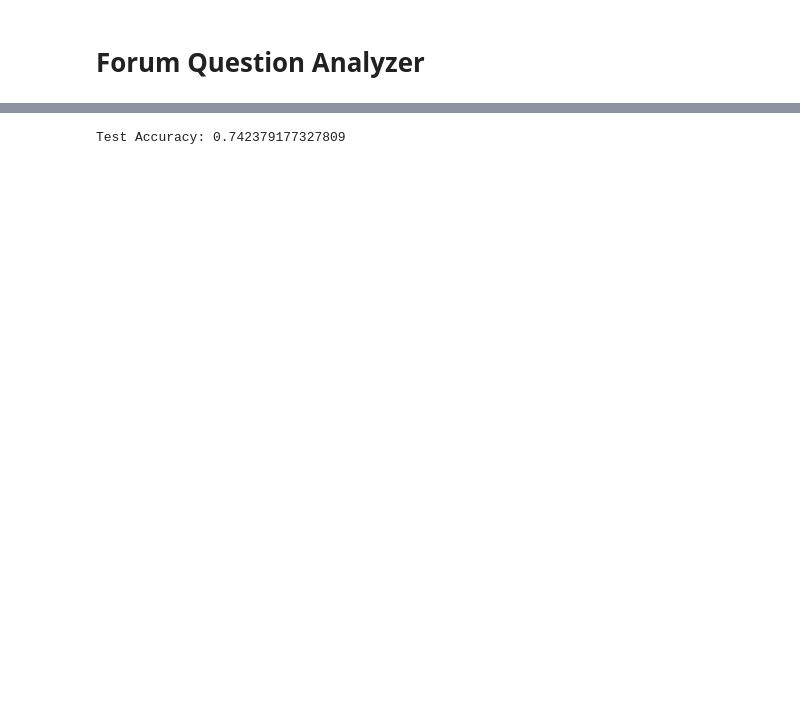
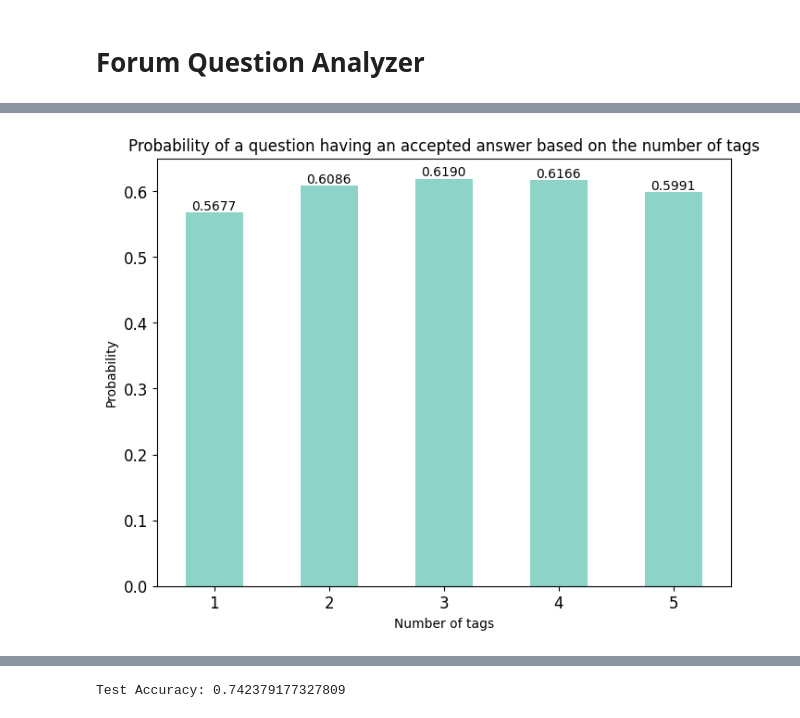
Before and after one commit to KMChris/bigdata, a Jupyter notebook: analysis.ipynb, the cells around one changed output, grey strips where cells are left out. Cells and saved outputs as stored; diff of their text form; code cells hidden in the pictures; blank space fills up the shorter version.

```diff
--- a/analysis.ipynb
+++ b/analysis.ipynb
@@ -39,0 +80,11 @@ Number of accepted answers:  153808
+# %%
+# Probability of a question having an accepted answer based on the tag number
+ax = questions.groupBy("tag_number").agg({"accepted": "avg"}).orderBy("tag_number").toPandas() \
+         .plot.bar(x="tag_number", y="avg(accepted)",
+                   title="Probability of a question having an accepted answer based on the number of tags",
+                   figsize=(8, 6), rot=0, legend=False, fontsize=12, colormap='Set3',
+                   xlabel="Number of tags", ylabel="Probability")
+ax.bar_label(ax.containers[0], fmt='%.4f')
+plt.show()
+# %% [output]
+[figure, added]
```
Also changed, not shown: parts of 20 cells of this notebook, 1 other file.
